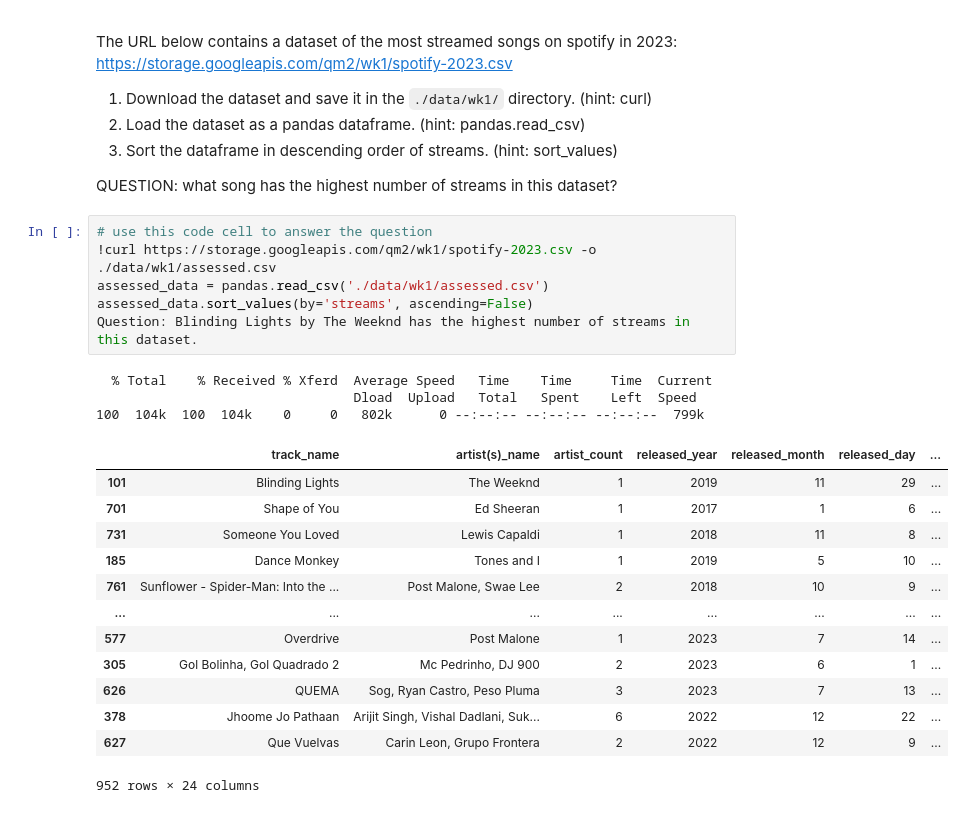
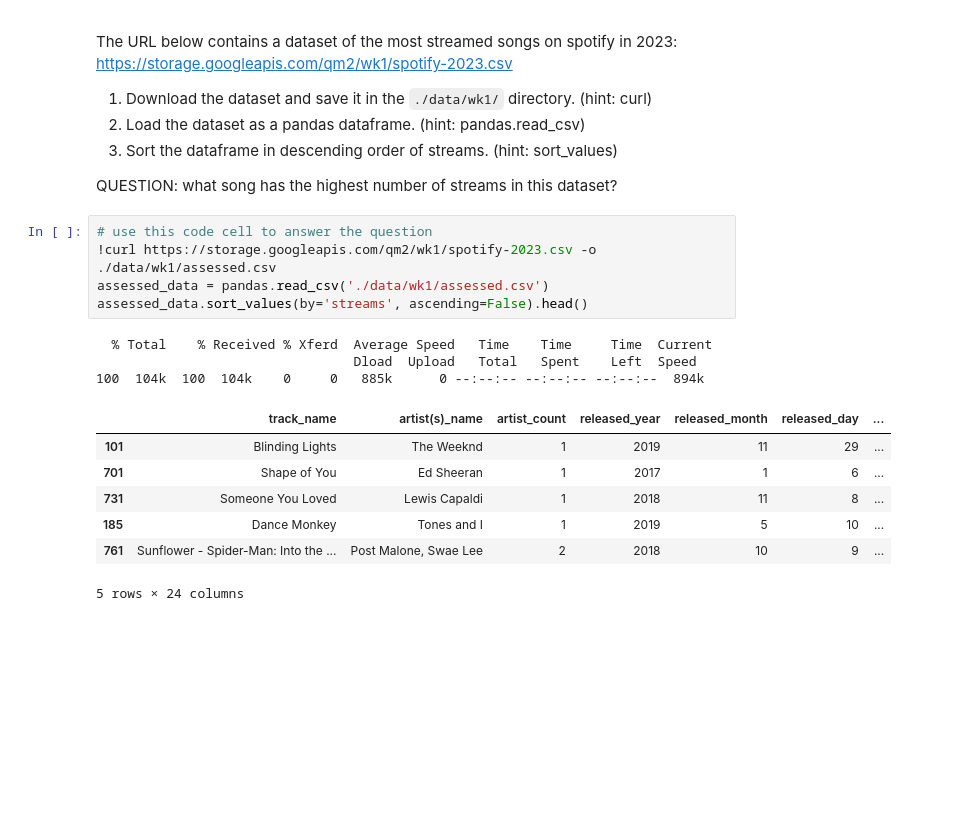
Before and after one commit to zixinsun2004/QM2, a Jupyter notebook: notebooks/W01. Python Recap.ipynb, the cells around one changed output. Saved outputs shown, nothing was run; the diff lists cells and outputs as text; blank space fills up the shorter version.

```diff
--- a/notebooks/W01. Python Recap.ipynb
+++ b/notebooks/W01. Python Recap.ipynb
@@ -256,23 +256,16 @@ QUESTION: what song has the highest number of streams in this dataset?
 # %%
 # use this code cell to answer the question
 !curl https://storage.googleapis.com/qm2/wk1/spotify-2023.csv -o ./data/wk1/assessed.csv
 assessed_data = pandas.read_csv('./data/wk1/assessed.csv')
-assessed_data.sort_values(by='streams', ascending=False)
-Question: Blinding Lights by The Weeknd has the highest number of streams in this dataset.
+assessed_data.sort_values(by='streams', ascending=False).head()
 # %% [output]
   % Total    % Received % Xferd  Average Speed   Time    Time     Time  Current
                                  Dload  Upload   Total   Spent    Left  Speed
-100  104k  100  104k    0     0   802k      0 --:--:-- --:--:-- --:--:--  799k
+100  104k  100  104k    0     0   885k      0 --:--:-- --:--:-- --:--:--  894k
 |  | track_name | artist(s)_name | artist_count | released_year | released_month | released_day | ... |
 | 101 | Blinding Lights | The Weeknd | 1 | 2019 | 11 | 29 | ... |
 | 701 | Shape of You | Ed Sheeran | 1 | 2017 | 1 | 6 | ... |
 | 731 | Someone You Loved | Lewis Capaldi | 1 | 2018 | 11 | 8 | ... |
 | 185 | Dance Monkey | Tones and I | 1 | 2019 | 5 | 10 | ... |
 | 761 | Sunflower - Spider-Man: Into the ... | Post Malone, Swae Lee | 2 | 2018 | 10 | 9 | ... |
-| ... | ... | ... | ... | ... | ... | ... | ... |
-| 577 | Overdrive | Post Malone | 1 | 2023 | 7 | 14 | ... |
-| 305 | Gol Bolinha, Gol Quadrado 2 | Mc Pedrinho, DJ 900 | 2 | 2023 | 6 | 1 | ... |
-| 626 | QUEMA | Sog, Ryan Castro, Peso Pluma | 3 | 2023 | 7 | 13 | ... |
-| 378 | Jhoome Jo Pathaan | Arijit Singh, Vishal Dadlani, Suk... | 6 | 2022 | 12 | 22 | ... |
-| 627 | Que Vuelvas | Carin Leon, Grupo Frontera | 2 | 2022 | 12 | 9 | ... |
-952 rows × 24 columns
+5 rows × 24 columns
```
